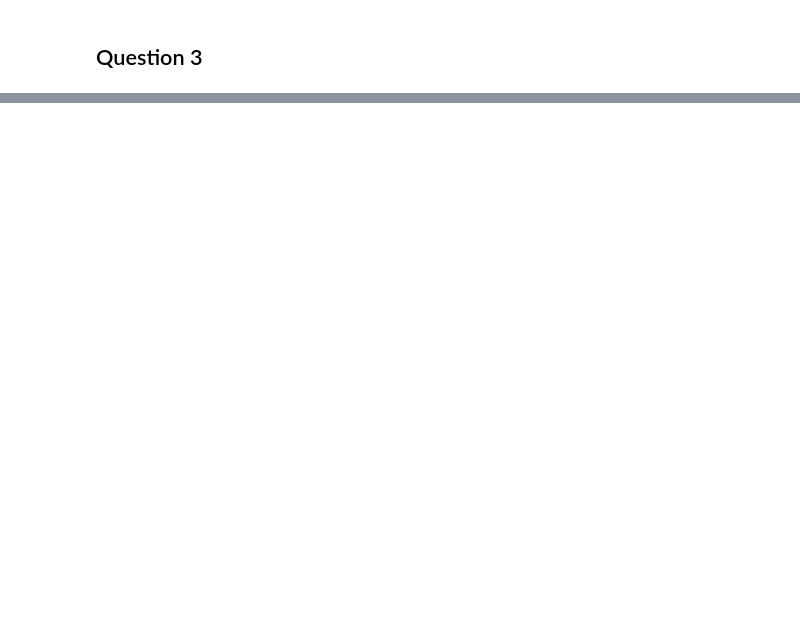
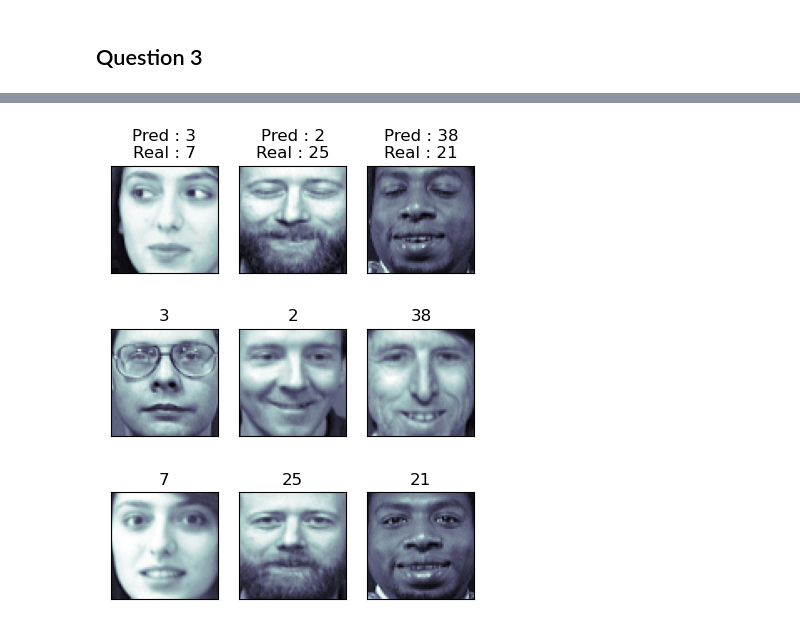
Before and after one commit to Raynobrak/heigvd-labos-pcd, a Jupyter notebook: labo4/plot_eigenfaces.ipynb, the cells around one changed output, grey strips where cells are left out. Saved outputs shown, nothing was run; the diff lists cells and outputs as text; code cells hidden in the pictures; blank space fills up the shorter version.

```diff
--- a/labo4/plot_eigenfaces.ipynb
+++ b/labo4/plot_eigenfaces.ipynb
@@ -135,0 +173,20 @@ for i in range(15):
+# %%
+from sklearn import decomposition
+import pandas as pnd
+
+results = pnd.DataFrame(columns=["Components", "KNN accuracy", "Log Reg accuracy", "SVM accuracy"])
+
+for components_count in range(10, 300, 2):
+    components = decomposition.PCA(n_components=components_count, whiten=True)
+    components.fit(x_train)
+    transformed_x_train = components.transform(x_train)
+    transformed_x_test = components.transform(x_validation)
+
+    #print("### Results for",components_count," components : ")
+    knn_pred, lr_pred, svm_pred = run_train_experiment(transformed_x_train, y_train, transformed_x_test, y_validation)
+
+    knn_accuracy = accuracy_score(y_validation, knn_pred)
+    lr_accuracy = accuracy_score(y_validation, lr_pred)
+    svm_accuracy = accuracy_score(y_validation, svm_pred)
+
+    results.loc[len(results)] = [components_count, knn_accuracy, lr_accuracy, svm_accuracy]
@@ -135,0 +220,38 @@ for i in range(15):
+# %%
+import numpy as np
+
+optimal_components = decomposition.PCA(n_components=48, whiten=True)
+components.fit(x_train)
+training_data = components.transform(x_train)
+testing_data = components.transform(x_validation)
+svm_model = svm_train(training_data, y_train)
+
+predictions = svm_model.predict(testing_data)
+
+wrong = y_validation != predictions
+
+fig = plt.figure(figsize=(8,6))
+
+for i, j in enumerate(np.where(wrong)[0]):
+    if i == 5:
+        break
+    ax = fig.add_subplot(3, 5, i + 1, xticks=[], yticks=[])
+    ax.imshow(x_validation[j].reshape(faces.images[0].shape), cmap=plt.cm.bone)
+
+    wrong_prediction = svm_model.predict(testing_data[j, np.newaxis])[0]
+    ax.set_title(f'Pred : {wrong_prediction}\nReal : {y_validation[j]}')
+
+    expected_person_id = y_validation[j]
+
+    ax = fig.add_subplot(3, 5, i + 6, xticks=[], yticks=[])
+    ax.imshow(faces.images[wrong_prediction * 10], cmap="bone")
+    ax.set_title(f'{wrong_prediction}')
+
+    ax = fig.add_subplot(3, 5, i + 11, xticks=[], yticks=[])
+    ax.imshow(faces.images[expected_person_id * 10], cmap="bone")
+    ax.set_title(f'{expected_person_id}')
+
+
+plt.show()
+# %% [output]
+[figure, added]
```
Also changed, not shown: parts of 20 cells of this notebook.
